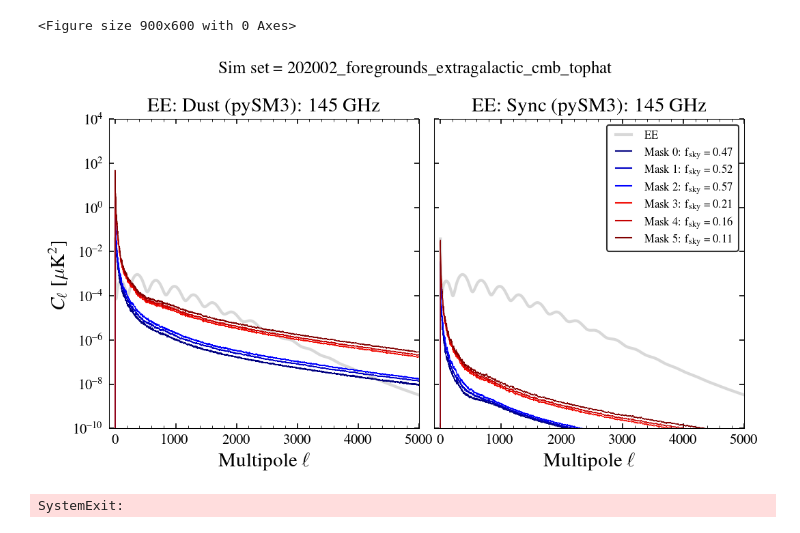
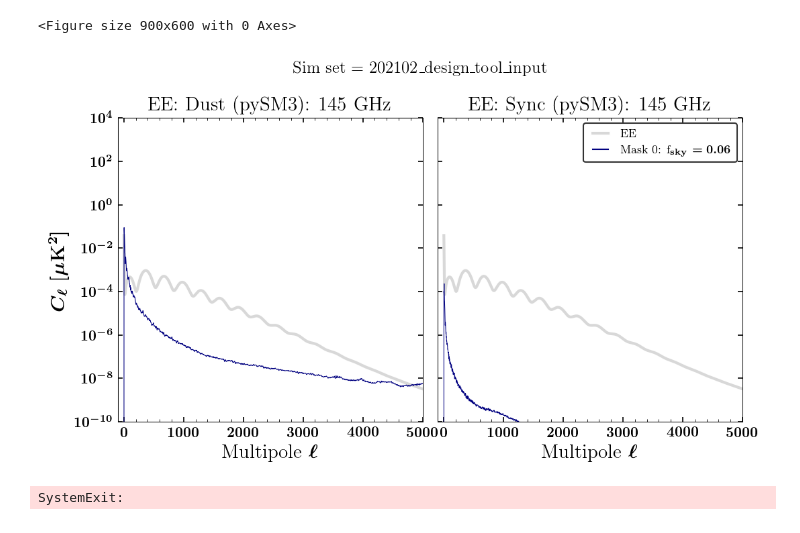
Before and after one commit to sriniraghunathan/DRAFT, a Jupyter notebook: scripts/notebooks/checks/check_gal_cl.ipynb, the cells around one changed output. Cells and saved outputs as stored; diff of their text form; code cells hidden in the pictures.

```diff
--- a/scripts/notebooks/checks/check_gal_cl.ipynb
+++ b/scripts/notebooks/checks/check_gal_cl.ipynb
@@ -82,12 +74,19 @@ extra_str = 'pySM3/s4like_mask/'
 #for Neff: T/P available
 nside, lmax = 2048, 5000
 TParr = ['T', 'P']
-which_sim_set = '202002_foregrounds_extragalactic_cmb_tophat'
-#which_sim_set = '202102_design_tool_input'
-data_folder = '/Volumes/data_PHD_WD_babbloo/s4/cmbs4/map_based_simulations/%s/4096/' %(which_sim_set)
-param_dict['cl_gal_dic_dust_fname'] = '%s/dust/0000/s4like_mask_v2/cls_galactic_sims_dust_nside%s_lmax%s_cos_el_40.npy' %(data_folder, nside, lmax)
-param_dict['cl_gal_dic_sync_fname'] = '%s/synchrotron/0000/s4like_mask_v2/cls_galactic_sims_sync_nside%s_lmax%s_cos_el_40.npy' %(data_folder, nside, lmax)
-extra_str = 'pySM3/s4like_mask_v2/'
+#which_sim_set = '202002_foregrounds_extragalactic_cmb_tophat'
+which_sim_set = '202102_design_tool_input'
+if (0): #S4-wide
+    data_folder = '/Volumes/data_PHD_WD_babbloo/s4/cmbs4/map_based_simulations/%s/4096/' %(which_sim_set)
+    param_dict['cl_gal_dic_dust_fname'] = '%s/dust/0000/s4like_mask_v2/cls_galactic_sims_dust_nside%s_lmax%s_cos_el_40.npy' %(data_folder, nside, lmax)
+    param_dict['cl_gal_dic_sync_fname'] = '%s/synchrotron/0000/s4like_mask_v2/cls_galactic_sims_sync_nside%s_lmax%s_cos_el_40.npy' %(data_folder, nside, lmax)
+    extra_str = 'pySM3/s4like_mask_v2/'
+if (1): #S4-delensing
+    data_folder = '/Volumes/data_PHD_WD_babbloo/s4/cmbs4/map_based_simulations/%s/4096/' %(which_sim_set)
+    param_dict['cl_gal_dic_dust_fname'] = '%s/dust/0000/s4delensing_mask/cls_galactic_sims_dust_nside%s_lmax%s_delensing.npy' %(data_folder, nside, lmax)
+    param_dict['cl_gal_dic_sync_fname'] = '%s/synchrotron/0000/s4delensing_mask/cls_galactic_sims_sync_nside%s_lmax%s_delensing.npy' %(data_folder, nside, lmax)
+    extra_str = 'pySM3/s4delensing_mask/'
+
 
 '''
 #spt3g masks
@@ -203,14 +144,17 @@ color_dic = {0:'navy', 1: 'green', 2: 'goldenrod', 3: 'orangered', 4: 'darkred'}
 tot_mask_iter = 4
 color_dic = {0:'navy', 1: 'green', 2: 'goldenrod', 3: 'darkred'}
 reqd_masks = []
-if extra_str.find('s4like_mask_v2')>-1:
+if extra_str.find('s4like_mask_v2')>-1 or extra_str.find('s4delensing')>-1:
     tot_mask_iter = 6
-    reqd_masks = [0, 1, 2, 3, 4, 5]
+    if extra_str.find('s4delensing')>-1:
+        reqd_masks = [0]
+    else:
+        reqd_masks = [0, 1, 2, 3, 4, 5]
     #color_dic = {0:'navy', 1: 'darkblue', 2: 'royalblue', 3: 'orangered', 4: 'darkred', 5: 'maroon'}
     cmap = cm.jet
     color_dic = {0:cmap(0), 1: cmap(15), 2: cmap(30), 3: cmap(230), 4: cmap(240), 5: cmap(255)}
     freqarr = [145]
-    which_spec = 'EE' #TT'
+    which_spec = 'EE'#'TT' #EE' #TT'
 if extra_str.find('spt3g')>-1:
     tot_mask_iter = 4
     reqd_masks = [0, 1, 2, 3]
@@ -297,32 +241,32 @@ for cntr, which_comp in enumerate( ['dust', 'sync'] ):
             fsky_val = fsky_arr[mask_iter]
             labval = r'Mask %s: f$_{\rm sky} = %.2f$' %(mask_iter, fsky_val)
             if mask_str_dic is not None:
                 labval = r'Mask %s (%s): f$_{\rm sky} = %.2f$' %(mask_iter, mask_str_dic[mask_iter], fsky_val)
             plot([], [], color = color_dic[mask_iter], label = labval)
 
         #legend(loc = 3, ncol = 2, fontsize = 8)
         legend(loc = 1, ncol = 1, fontsize = 8)
     xlabel(r'Multipole $\ell$', fontsize = 14)
     if cntr == 0:
         ylabel(r'$C_{\ell}\ [\mu {\rm K}^{2}]$', fontsize = 14)
     else:
         setp(ax.get_yticklabels(which = 'both'), visible=False)
     extra_str_tmp = extra_str.split('/')[0].replace('_', '\_')
     if len(freqarr)>1:
         title(r'%s: %s (%s)' %(which_spec, which_comp.capitalize(), extra_str_tmp), fontsize = 14)
     else:
         title(r'%s: %s (%s): %s GHz' %(which_spec, which_comp.capitalize(), extra_str_tmp, freqarr[0]), fontsize = 14)
     xmax = 5000#7100 #lmax+100
     xlim(-100, xmax);
     ylim(1e-10, 1e4)
 
     #xlim(None, 200); ylim(1e-6, 1e-2)
 suptitle('Sim set = %s' %(which_sim_set.replace('_','\_')), fontsize = 12, y = 1.02)
 show();sys.exit()
 plfolder = 'reports/galactic_sims/dust_sync_spectra/%s/' %(extra_str)
 os.system('mkdir -p %s' %(plfolder))
 #savefig('%s/dust_sync_%s.pdf' %(plfolder, which_spec))
 # %% [output]
 <Figure size 900x600 with 0 Axes>
-[figure, old version]
+[figure, new version]
 SystemExit:
```
Also changed, not shown: parts of 5 cells of this notebook, 4 other files.
